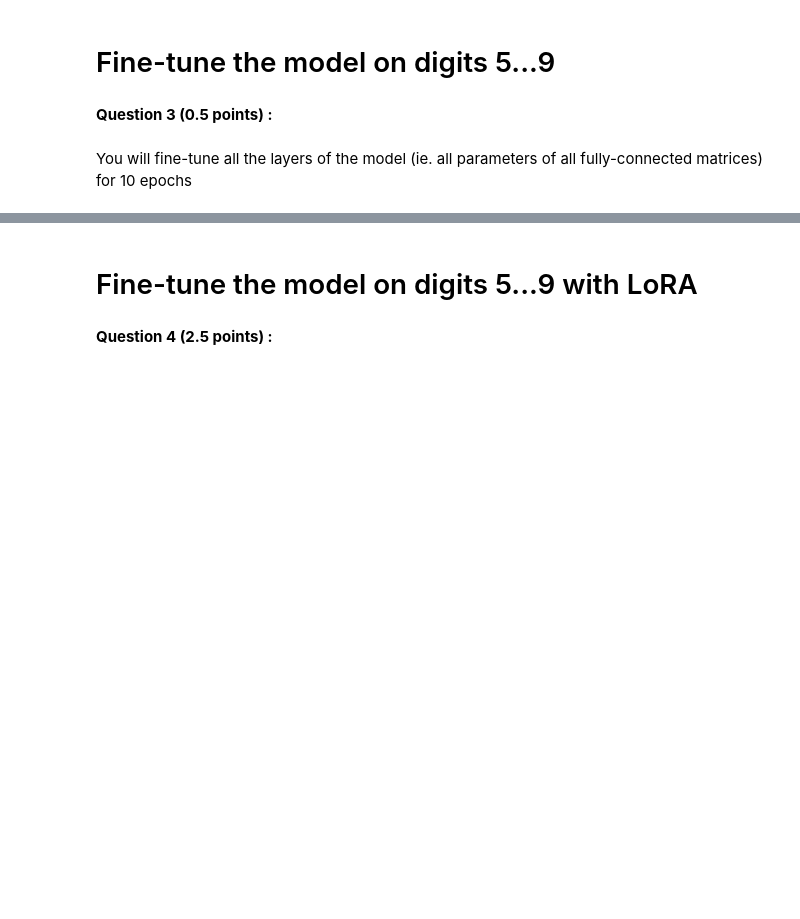
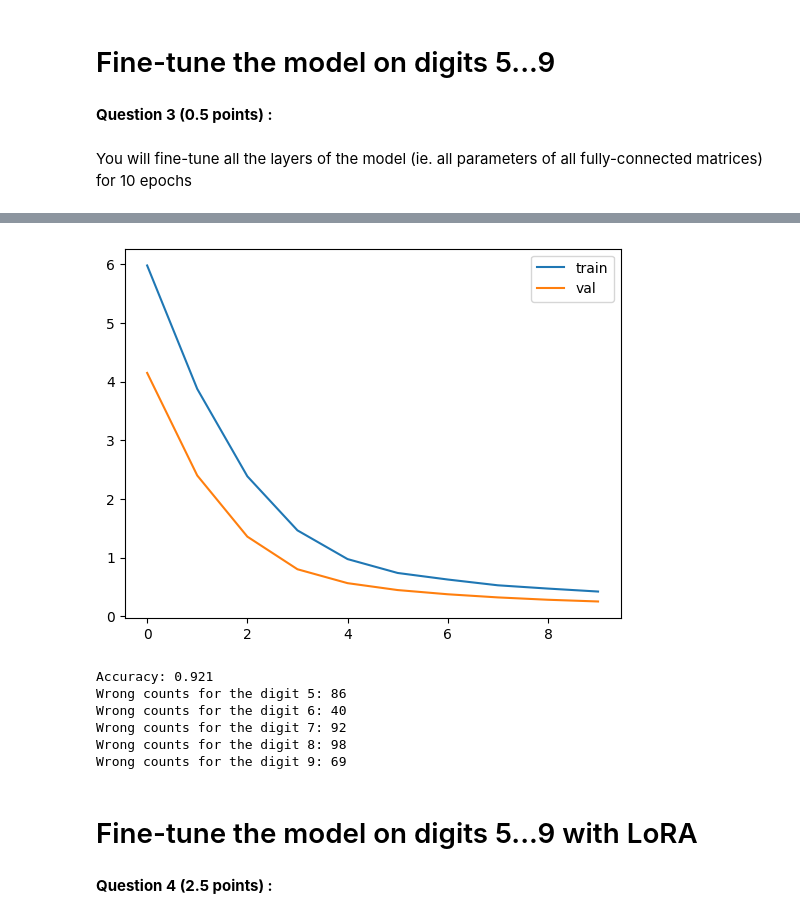
Before and after one commit to HalvardBariller/practical-deep-learning, a Jupyter notebook: 3_TransferLearning/TP4_LoRA.ipynb, the cells around one changed output, grey strips where cells are left out. Drawn from its saved outputs; the diff is of its cells as text; code cells hidden in the pictures; blank space fills up the shorter version.

```diff
--- a/3_TransferLearning/TP4_LoRA.ipynb
+++ b/3_TransferLearning/TP4_LoRA.ipynb
@@ -227,8 +238,11 @@ torch.save(net.state_dict(), path2)
 # %% [markdown]
 # Otherwise load an already pre-trained model
 Either the one you have created above, either the one already available at https://www.lri.fr/~gcharpia/deeppractice/2024/TP4/models/
+# %%
+path1= "/Users/halvardbariller/Documents/GITHUB/practical-deep-learning/3_TransferLearning/models/model_pretrained_subset1.pth"
+path2="/Users/halvardbariller/Documents/GITHUB/practical-deep-learning/3_TransferLearning/models/model_pretrained_subset1_state_dict.pth"
 # %%
-net=torch.load(path1).to(device)
+net=torch.load(path1, map_location=device).to(device)
 # %% [markdown]
 # Count the number of weights & compare it with parameters added by LoRA
 # %%
@@ -297,9 +311,12 @@ __Question 1 (0.25 points) :__
 #same code as before except for the mask
 
 # create a mask to filter indices for each label, retrieve digits 5...9
-#######
-#TO-DO#
-#######
+# keep images of desired labels
+class_names_subset2 = [5, 6, 7, 8, 9]
+
+# create a mask to filter indices for each label
+train_mask_subset2 = torch.tensor([label in class_names_subset2 for label in mnist_train.targets])
+test_mask_subset2 = torch.tensor([label in class_names_subset2 for label in mnist_test.targets])
 
 # Create Subset datasets for train, validation, and test
 train_dataset_subset2 = Subset(mnist_train, torch.where(train_mask_subset2)[0])
@@ -336,0 +356,2 @@ You will fine-tune all the layers of the model (ie. all parameters of all fully-
+# %%
+train_loss_lst_2, val_loss_lst_2 = train(train_loader_subset2, val_loader_subset2, "subset2", net, epochs=10)
@@ -337,15 +372,21 @@ You will fine-tune all the layers of the model (ie. all parameters of all fully-
 # %%
 #plot the train and validation losses
-#######
-#TO-DO#
-#######
+
+plot_losses(train_loss_lst_2, val_loss_lst_2)
+# %% [output]
+[figure, added]
 # %%
 #test accuracy of fine-tuned model on digits 5...9
 # & save this number into a variable, we will need it for final plot
 
-#######
-#TO-DO#
-#######
+accuracy_fully_finetuned = test(test_loader_subset2, "Testing_subset2", net, {i: 0 for i in range(5, 10)})
+# %% [output]
+Accuracy: 0.921
+Wrong counts for the digit 5: 86
+Wrong counts for the digit 6: 40
+Wrong counts for the digit 7: 92
+Wrong counts for the digit 8: 98
+Wrong counts for the digit 9: 69
 # %% [markdown]
 # Fine-tune the model on digits 5...9 with LoRA
 # %% [markdown]
```
Also changed, not shown: parts of 18 cells of this notebook, 11 other files.
